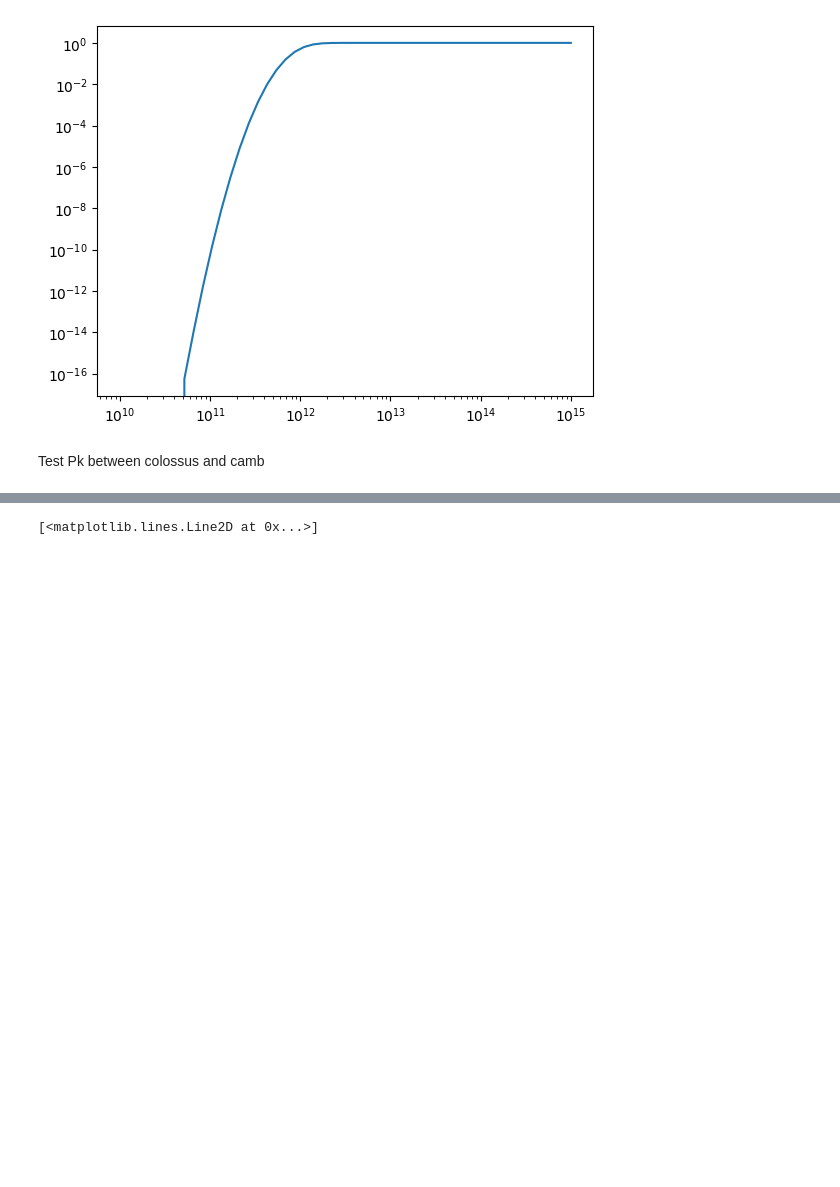
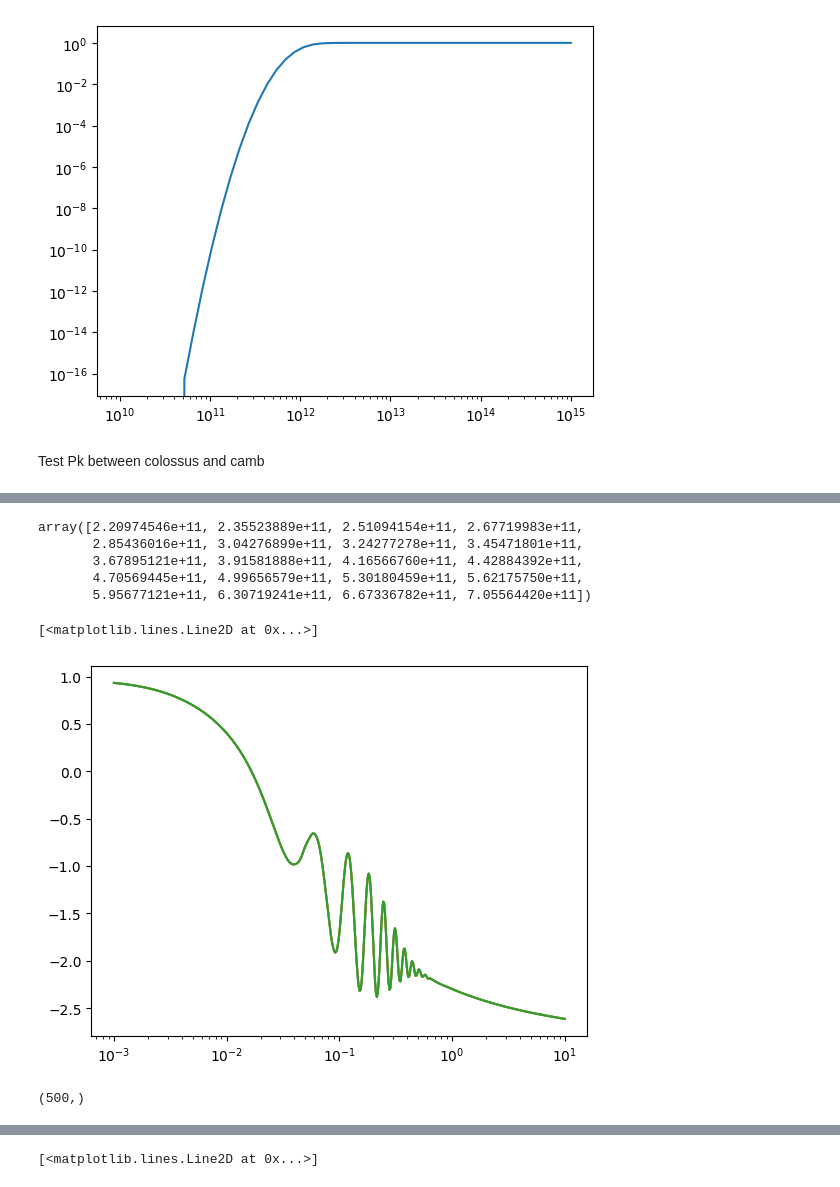
Before and after one commit to destrys/galCIB, a Jupyter notebook: notebooks/scratch-temp.ipynb, the cells around one changed output, grey strips where cells are left out. Cells and saved outputs as stored; diff of their text form; code cells hidden in the pictures; blank space fills up the shorter version.

```diff
--- a/notebooks/scratch-temp.ipynb
+++ b/notebooks/scratch-temp.ipynb
@@ -66,0 +85,31 @@ array([0.39604142, 0.37157621, 0.34853489, 0.32689033, 0.30660137,
+# %%
+tst.to(u.Msun/u.Mpc**3,
+       cu.with_H0(cosmo.H0*u.km/u.s/u.Mpc)).value
+# %% [output]
+array([2.20974546e+11, 2.35523889e+11, 2.51094154e+11, 2.67719983e+11,
+       2.85436016e+11, 3.04276899e+11, 3.24277278e+11, 3.45471801e+11,
+       3.67895121e+11, 3.91581888e+11, 4.16566760e+11, 4.42884392e+11,
+       4.70569445e+11, 4.99656579e+11, 5.30180459e+11, 5.62175750e+11,
+       5.95677121e+11, 6.30719241e+11, 6.67336782e+11, 7.05564420e+11])
+# %%
+from colossus.cosmology import cosmology
+cosmoc = cosmology.setCosmology('planck18')
+# %%
+tst1 = cosmoc.matterPowerSpectrum(cosmo.k,cosmo.z[0],
+                          model = 'camb',
+                          derivative = True)
+
+tst2 = cosmoc.matterPowerSpectrum(cosmo.k,cosmo.z[10],
+                          model = 'camb',
+                          derivative = True)
+
+tst3 = cosmoc.matterPowerSpectrum(cosmo.k,cosmo.z[5],
+                          model = 'camb',
+                          derivative = True)
+# %%
+plt.semilogx(cosmo.k, tst1)
+plt.semilogx(cosmo.k, tst2)
+plt.semilogx(cosmo.k, tst3)
+# %% [output]
+[<matplotlib.lines.Line2D at 0x...>]
+[figure, added]
@@ -66,0 +122,4 @@ array([0.39604142, 0.37157621, 0.34853489, 0.32689033, 0.30660137,
+# %%
+.shape
+# %% [output]
+(500,)
```
Also changed, not shown: parts of 12 cells of this notebook, 4 other files.
